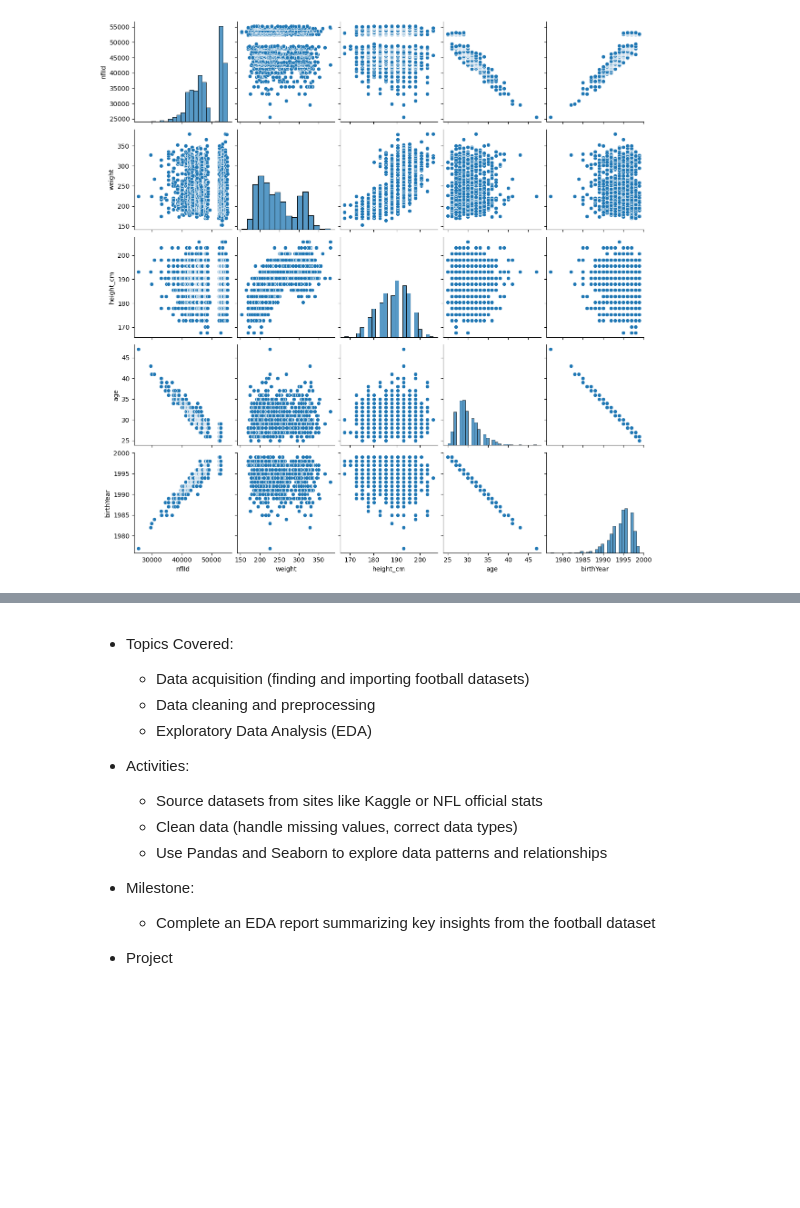
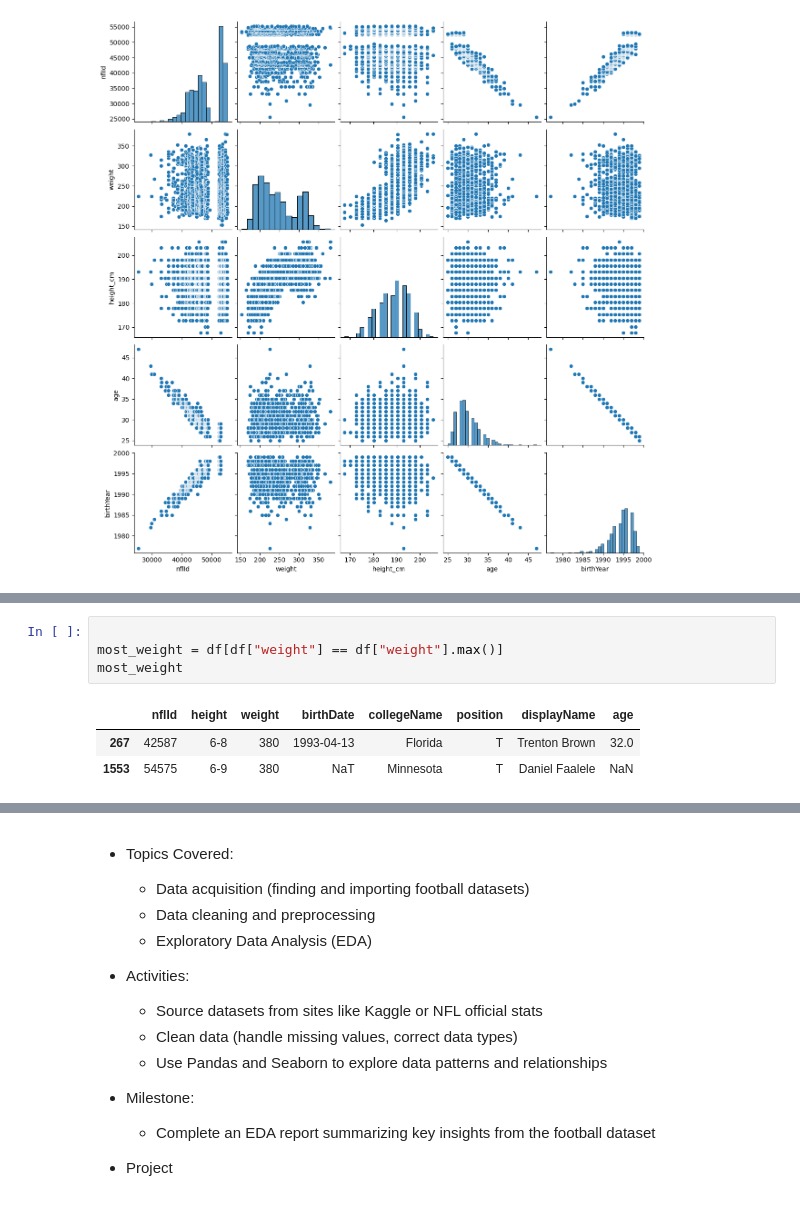
Before and after one commit to Aaryanshah428/NFL-Data-Analysis, a Jupyter notebook: analysis.ipynb, the cells around one changed output, grey strips where cells are left out. Saved outputs shown, nothing was run; the diff lists cells and outputs as text; blank space fills up the shorter version.

```diff
--- a/analysis.ipynb
+++ b/analysis.ipynb
@@ -259,0 +371,8 @@ sns.pairplot(df)
+# %%
+
+most_weight = df[df["weight"] == df["weight"].max()]
+most_weight
+# %% [output]
+|  | nflId | height | weight | birthDate | collegeName | position | displayName | age |
+| 267 | 42587 | 6-8 | 380 | 1993-04-13 | Florida | T | Trenton Brown | 32.0 |
+| 1553 | 54575 | 6-9 | 380 | NaT | Minnesota | T | Daniel Faalele | NaN |
```
Also changed, not shown: parts of 30 cells of this notebook.
